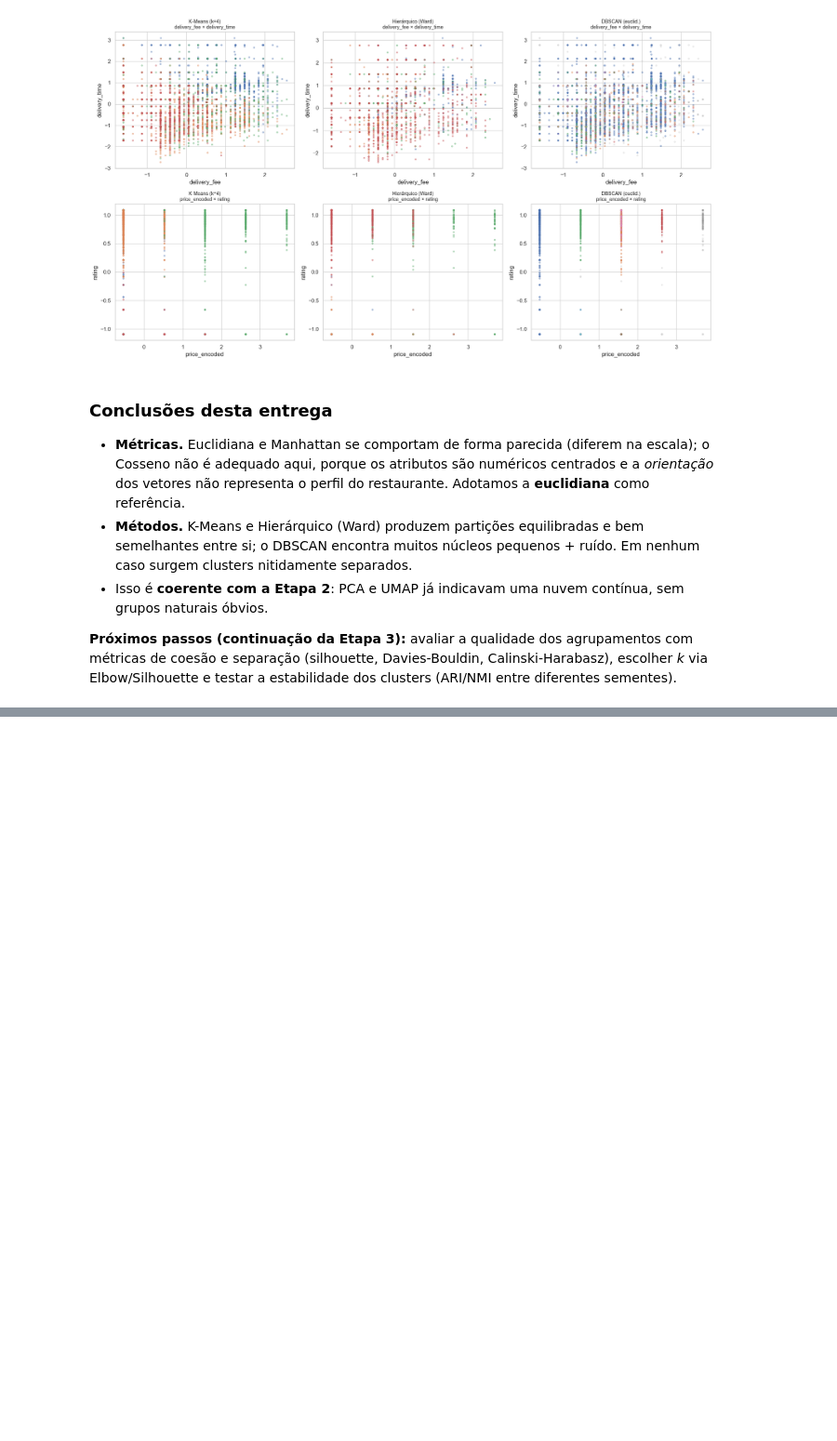
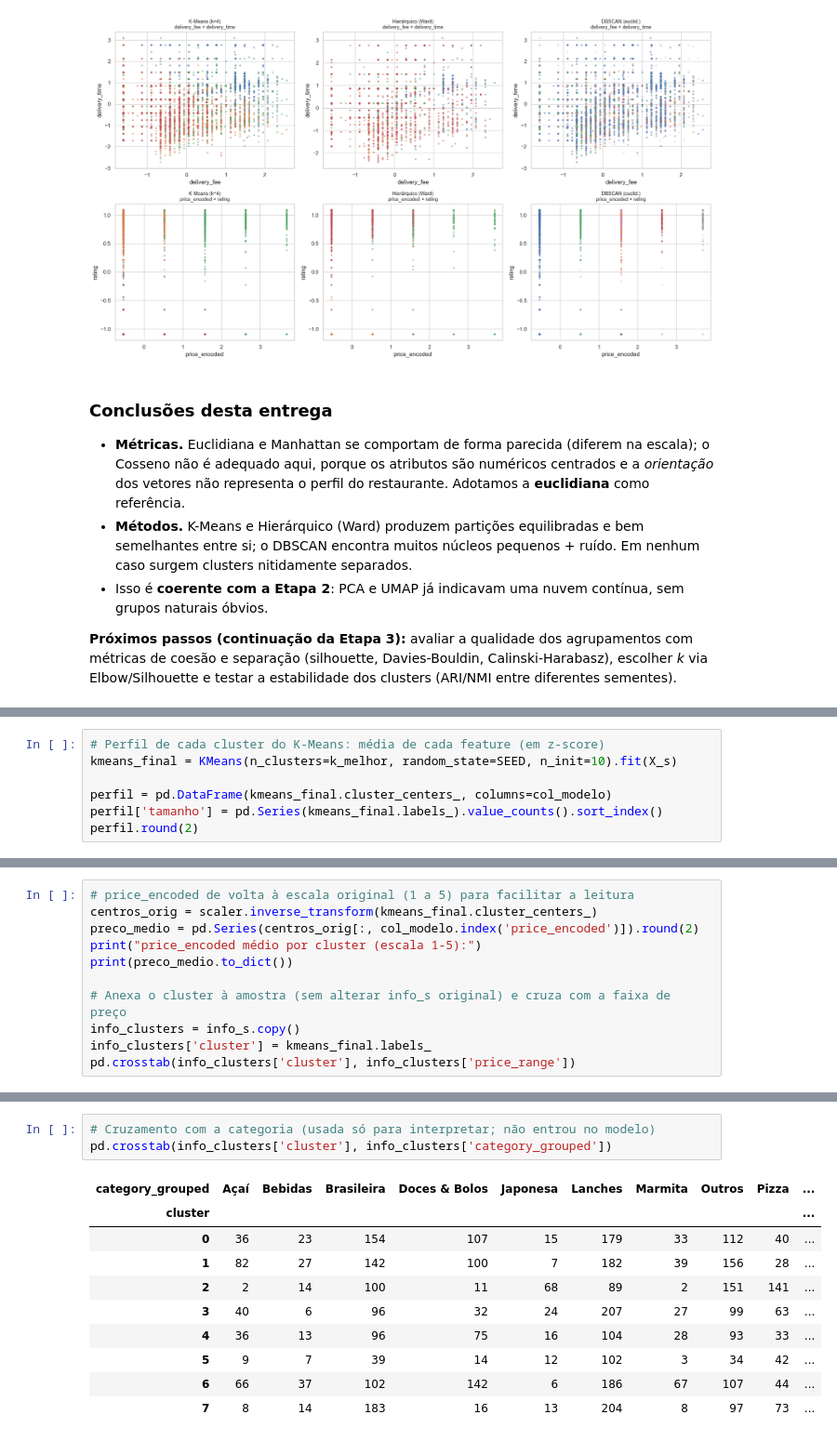
Before and after one commit to Tassara7/cd2-trabalho, a Jupyter notebook: notebooks/agrupamento.ipynb, the cells around one changed output, grey strips where cells are left out. Shown at 93% size. Drawn from its saved outputs; the diff is of its cells as text; blank space fills up the shorter version.

```diff
--- a/notebooks/agrupamento.ipynb
+++ b/notebooks/agrupamento.ipynb
@@ -387,0 +608,7 @@ plt.show()
+# %%
+# Perfil de cada cluster do K-Means: média de cada feature (em z-score)
+kmeans_final = KMeans(n_clusters=k_melhor, random_state=SEED, n_init=10).fit(X_s)
+
+perfil = pd.DataFrame(kmeans_final.cluster_centers_, columns=col_modelo)
+perfil['tamanho'] = pd.Series(kmeans_final.labels_).value_counts().sort_index()
+perfil.round(2)
@@ -387,0 +625,11 @@ plt.show()
+# %%
+# price_encoded de volta à escala original (1 a 5) para facilitar a leitura
+centros_orig = scaler.inverse_transform(kmeans_final.cluster_centers_)
+preco_medio = pd.Series(centros_orig[:, col_modelo.index('price_encoded')]).round(2)
+print("price_encoded médio por cluster (escala 1-5):")
+print(preco_medio.to_dict())
+
+# Anexa o cluster à amostra (sem alterar info_s original) e cruza com a faixa de preço
+info_clusters = info_s.copy()
+info_clusters['cluster'] = kmeans_final.labels_
+pd.crosstab(info_clusters['cluster'], info_clusters['price_range'])
@@ -387,0 +649,14 @@ plt.show()
+# %%
+# Cruzamento com a categoria (usada só para interpretar; não entrou no modelo)
+pd.crosstab(info_clusters['cluster'], info_clusters['category_grouped'])
+# %% [output]
+| category_grouped | Açaí | Bebidas | Brasileira | Doces & Bolos | Japonesa | Lanches | Marmita | Outros | Pizza | ... |
+| cluster |  |  |  |  |  |  |  |  |  | ... |
+| 0 | 36 | 23 | 154 | 107 | 15 | 179 | 33 | 112 | 40 | ... |
+| 1 | 82 | 27 | 142 | 100 | 7 | 182 | 39 | 156 | 28 | ... |
+| 2 | 2 | 14 | 100 | 11 | 68 | 89 | 2 | 151 | 141 | ... |
+| 3 | 40 | 6 | 96 | 32 | 24 | 207 | 27 | 99 | 63 | ... |
+| 4 | 36 | 13 | 96 | 75 | 16 | 104 | 28 | 93 | 33 | ... |
+| 5 | 9 | 7 | 39 | 14 | 12 | 102 | 3 | 34 | 42 | ... |
+| 6 | 66 | 37 | 102 | 142 | 6 | 186 | 67 | 107 | 44 | ... |
+| 7 | 8 | 14 | 183 | 16 | 13 | 204 | 8 | 97 | 73 | ... |
```
Also changed, not shown: parts of 27 cells of this notebook.
